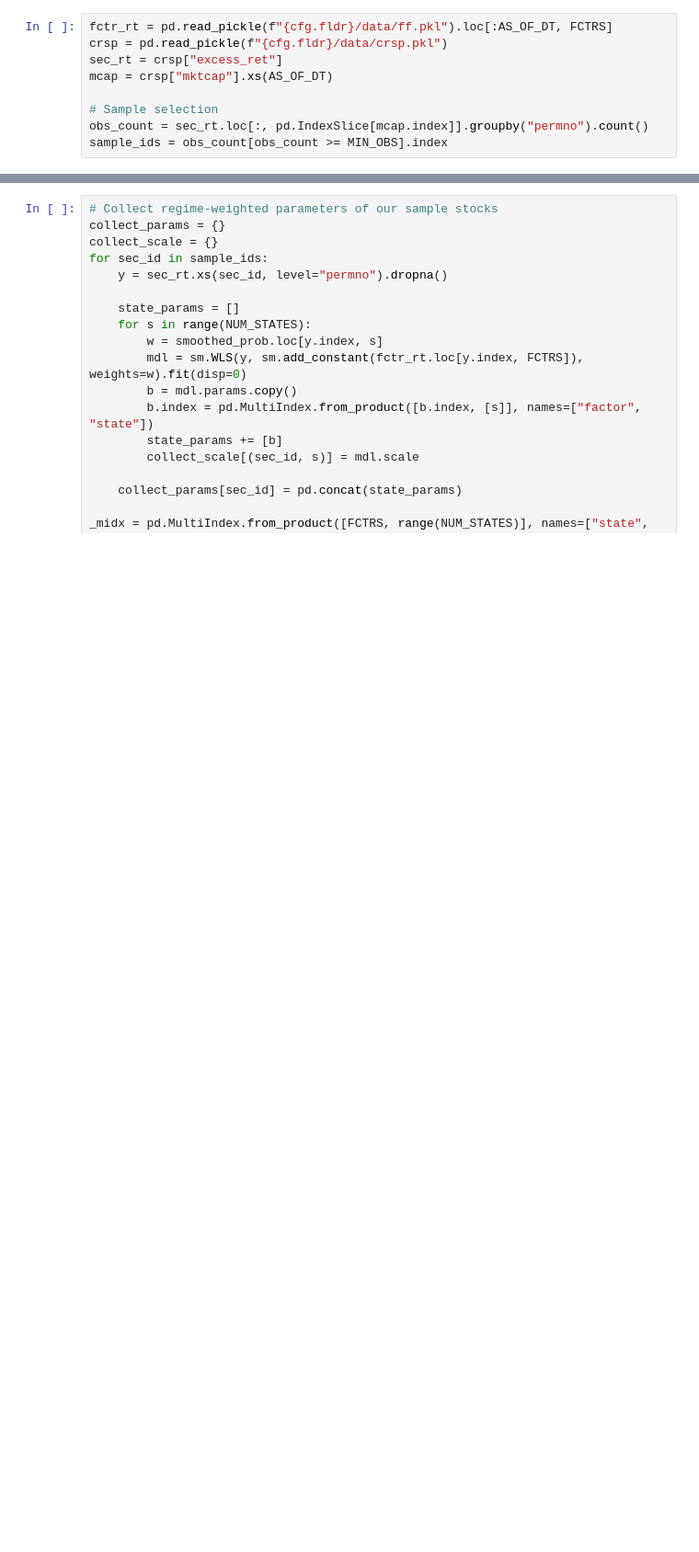
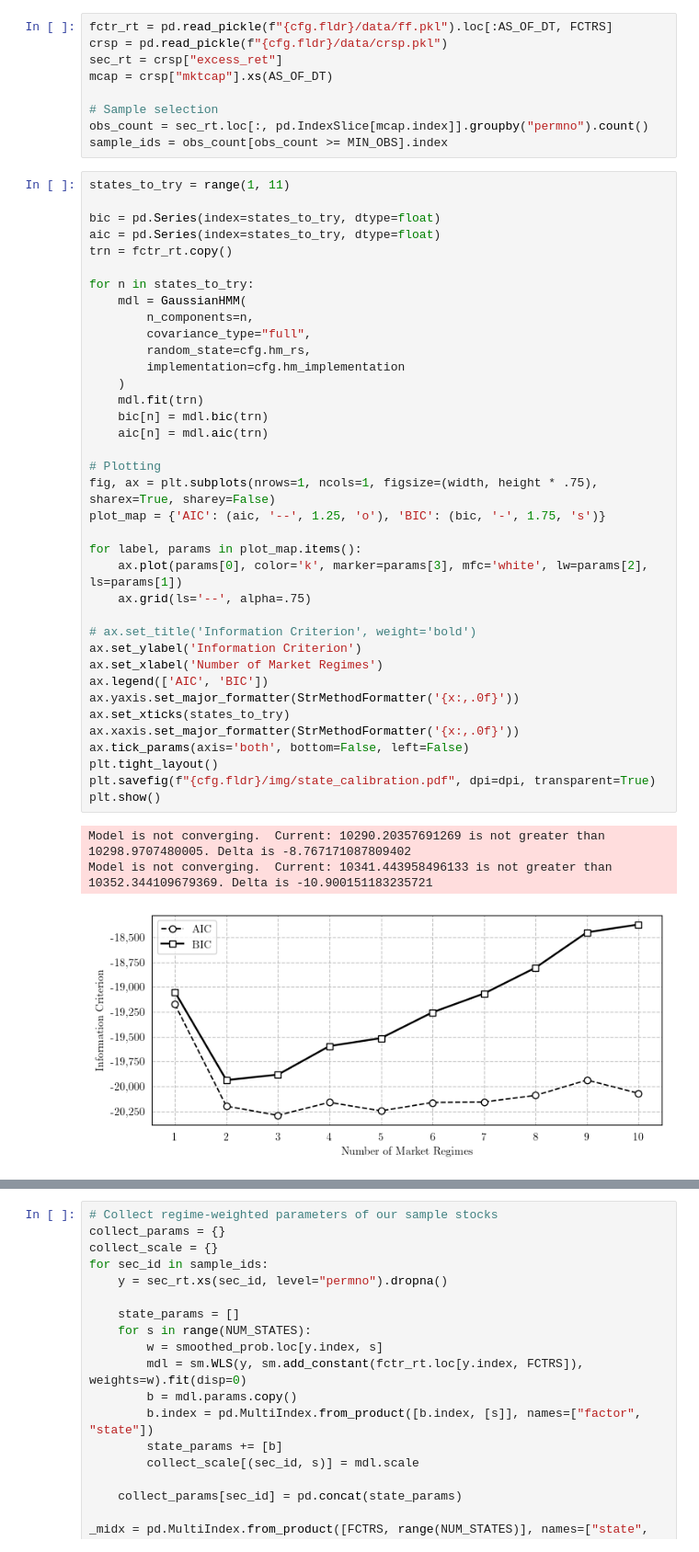
Before and after one commit to fcoibanez/regimeaware, a Jupyter notebook: notebooks/recovery.ipynb, the cells around one changed output, grey strips where cells are left out. Shown: that part at 92% size. Drawn from its saved outputs; the diff is of its cells as text; blank space fills up the shorter version.

```diff
--- a/notebooks/recovery.ipynb
+++ b/notebooks/recovery.ipynb
@@ -25,6 +37,47 @@ mcap = crsp["mktcap"].xs(AS_OF_DT)
 # Sample selection
 obs_count = sec_rt.loc[:, pd.IndexSlice[mcap.index]].groupby("permno").count()
 sample_ids = obs_count[obs_count >= MIN_OBS].index
+# %%
+states_to_try = range(1, 11)
+
+bic = pd.Series(index=states_to_try, dtype=float)
+aic = pd.Series(index=states_to_try, dtype=float)
+trn = fctr_rt.copy()
+
+for n in states_to_try:
+    mdl = GaussianHMM(
+        n_components=n,
+        covariance_type="full",
+        random_state=cfg.hm_rs,
+        implementation=cfg.hm_implementation
+    )
+    mdl.fit(trn)
+    bic[n] = mdl.bic(trn)
+    aic[n] = mdl.aic(trn)
+
+# Plotting
+fig, ax = plt.subplots(nrows=1, ncols=1, figsize=(width, height * .75), sharex=True, sharey=False)
+plot_map = {'AIC': (aic, '--', 1.25, 'o'), 'BIC': (bic, '-', 1.75, 's')}
+
+for label, params in plot_map.items():
+    ax.plot(params[0], color='k', marker=params[3], mfc='white', lw=params[2], ls=params[1])
+    ax.grid(ls='--', alpha=.75)
+
+# ax.set_title('Information Criterion', weight='bold')
+ax.set_ylabel('Information Criterion')
+ax.set_xlabel('Number of Market Regimes')
+ax.legend(['AIC', 'BIC'])
+ax.yaxis.set_major_formatter(StrMethodFormatter('{x:,.0f}'))
+ax.set_xticks(states_to_try)
+ax.xaxis.set_major_formatter(StrMethodFormatter('{x:,.0f}'))
+ax.tick_params(axis='both', bottom=False, left=False)
+plt.tight_layout()
+plt.savefig(f"{cfg.fldr}/img/state_calibration.pdf", dpi=dpi, transparent=True)
+plt.show()
+# %% [output]
+Model is not converging.  Current: 10290.20357691269 is not greater than 10298.9707480005. Delta is -8.767171087809402
+Model is not converging.  Current: 10341.443958496133 is not greater than 10352.344109679369. Delta is -10.900151183235721
+[figure, added]
 # %%
 # Train HMM based on real data
 mdl_hmm = GaussianHMM(
```
Also changed, not shown: parts of 8 cells of this notebook.
